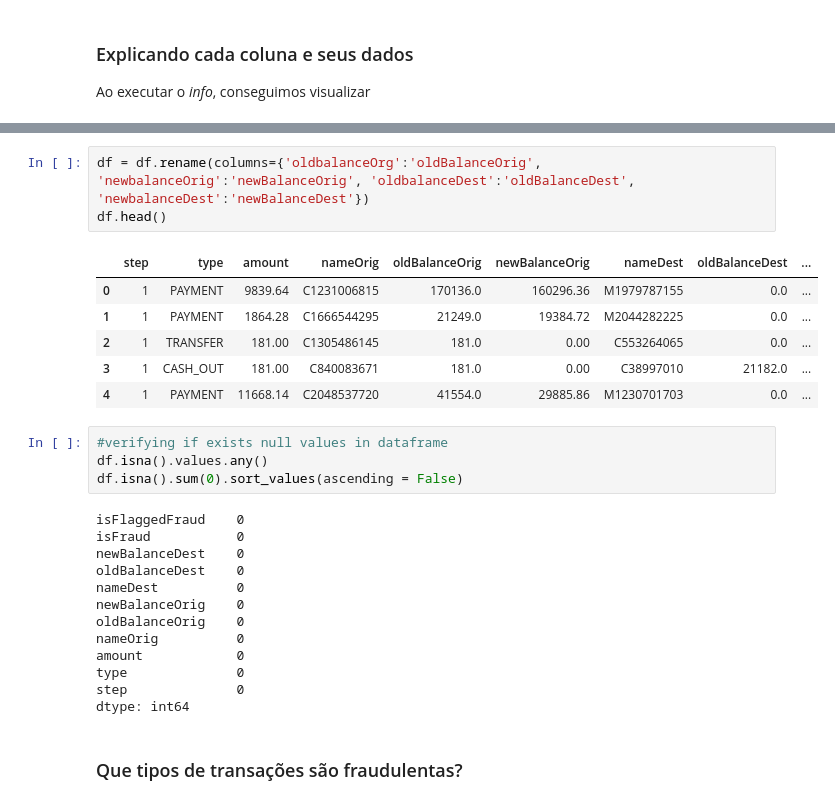
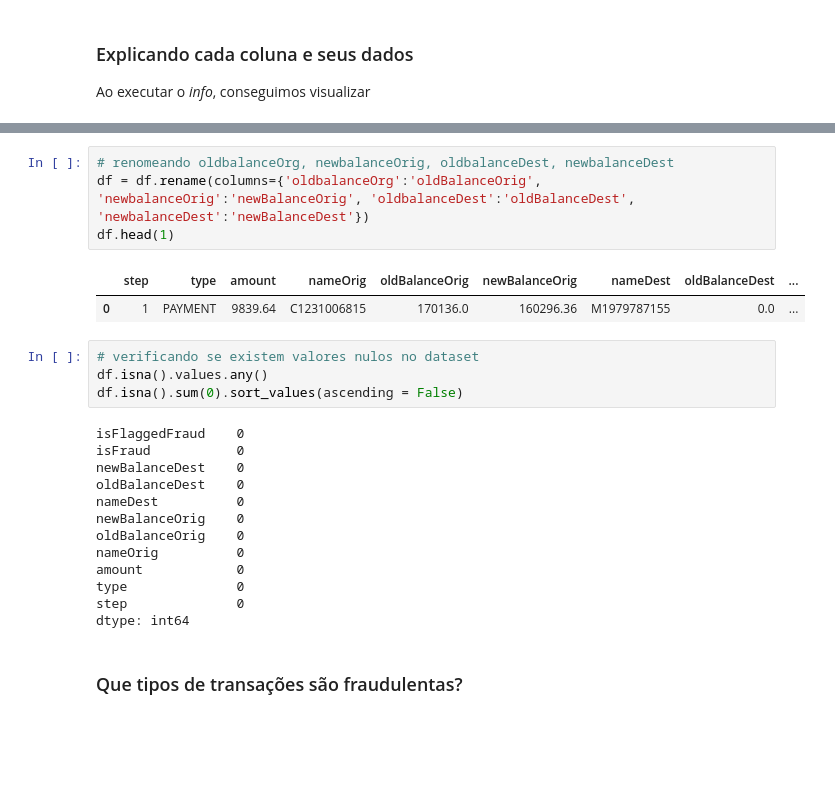
Before and after one commit to victormazevedo/predict-financial-fraud, a Jupyter notebook: Predict_Financial_Fraud.ipynb, the cells around one changed output, grey strips where cells are left out. Saved outputs shown, nothing was run; the diff lists cells and outputs as text; blank space fills up the shorter version.

```diff
--- a/Predict_Financial_Fraud.ipynb
+++ b/Predict_Financial_Fraud.ipynb
@@ -137,17 +137,14 @@ dtypes: float64(5), int64(3), object(3)
 memory usage: 534.0+ MB
 None
 # %%
+# renomeando oldbalanceOrg, newbalanceOrig, oldbalanceDest, newbalanceDest
 df = df.rename(columns={'oldbalanceOrg':'oldBalanceOrig', 'newbalanceOrig':'newBalanceOrig', 'oldbalanceDest':'oldBalanceDest', 'newbalanceDest':'newBalanceDest'})
-df.head()
+df.head(1)
 # %% [output]
 |  | step | type | amount | nameOrig | oldBalanceOrig | newBalanceOrig | nameDest | oldBalanceDest | ... |
 | 0 | 1 | PAYMENT | 9839.64 | C1231006815 | 170136.0 | 160296.36 | M1979787155 | 0.0 | ... |
-| 1 | 1 | PAYMENT | 1864.28 | C1666544295 | 21249.0 | 19384.72 | M2044282225 | 0.0 | ... |
-| 2 | 1 | TRANSFER | 181.00 | C1305486145 | 181.0 | 0.00 | C553264065 | 0.0 | ... |
-| 3 | 1 | CASH_OUT | 181.00 | C840083671 | 181.0 | 0.00 | C38997010 | 21182.0 | ... |
-| 4 | 1 | PAYMENT | 11668.14 | C2048537720 | 41554.0 | 29885.86 | M1230701703 | 0.0 | ... |
 # %%
-#verifying if exists null values in dataframe
+# verificando se existem valores nulos no dataset
 df.isna().values.any()
 df.isna().sum(0).sort_values(ascending = False)
 # %% [output]
```
Also changed, not shown: parts of 23 cells of this notebook.
